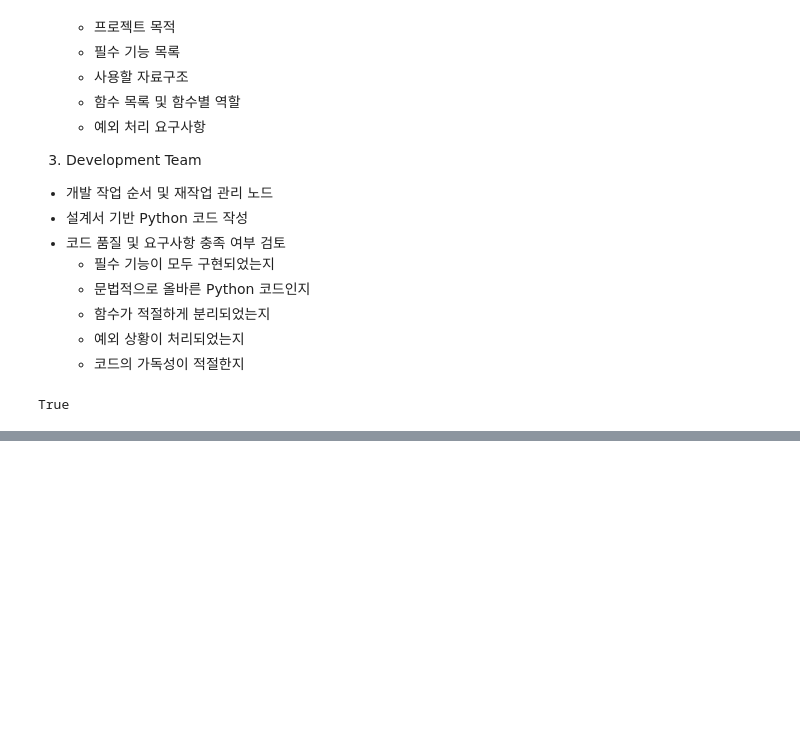
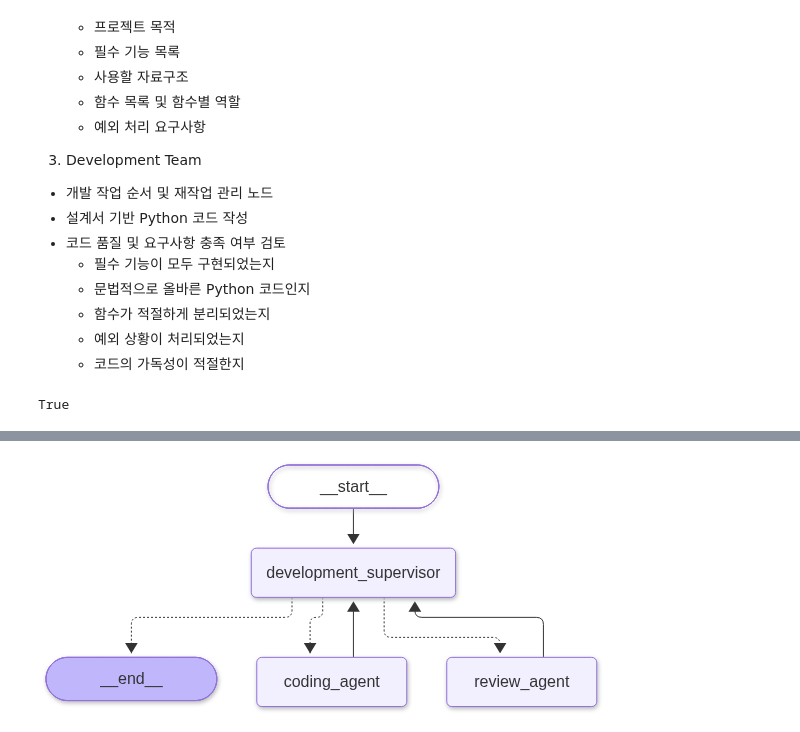
Before and after one commit to kjalh/14_Agent, a Jupyter notebook: 06_멀티에이전트.ipynb, the cells around one changed output, grey strips where cells are left out. Drawn from its saved outputs; the diff is of its cells as text; code cells hidden in the pictures; blank space fills up the shorter version.

```diff
--- a/06_멀티에이전트.ipynb
+++ b/06_멀티에이전트.ipynb
@@ -801,0 +897,12 @@ def design_agent(s: PlanningState) -> dict:
+# %%
+development_builder = StateGraph(DevelopmentState)
+development_builder.add_node("development_supervisor", development_supervisor)
+development_builder.add_node("coding_agent", coding_agent)
+development_builder.add_node("review_agent", review_agent)
+development_builder.add_edge(START, "development_supervisor")
+development_builder.add_edge("coding_agent", "development_supervisor")
+development_builder.add_edge("review_agent", "development_supervisor")
+development_graph = development_builder.compile()
+development_graph
+# %% [output]
+[figure, added]
```
Also changed, not shown: parts of 6 cells of this notebook.
